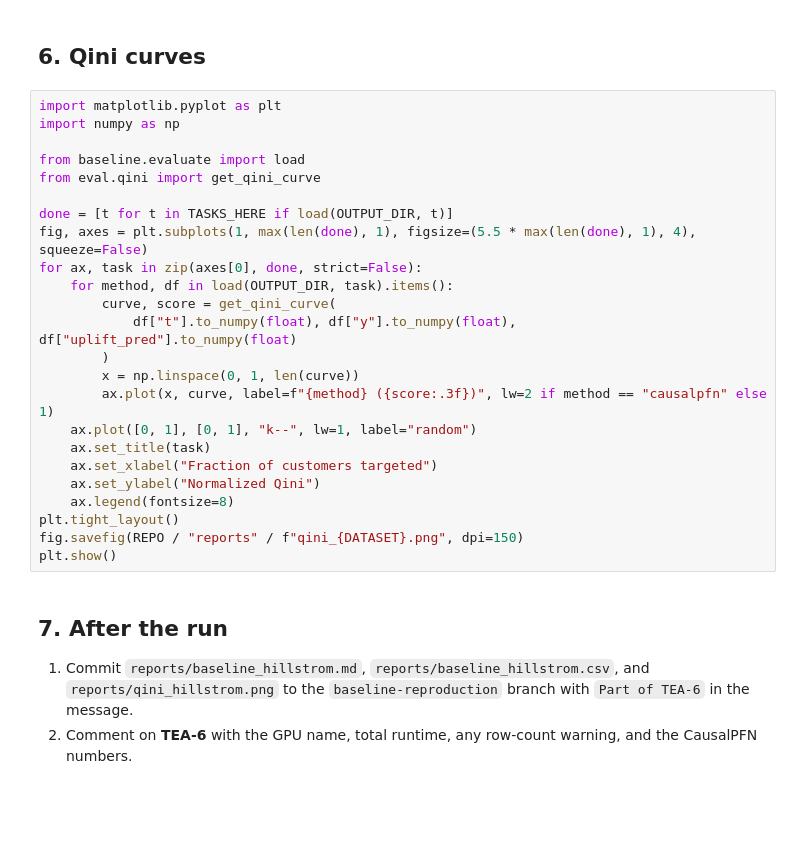
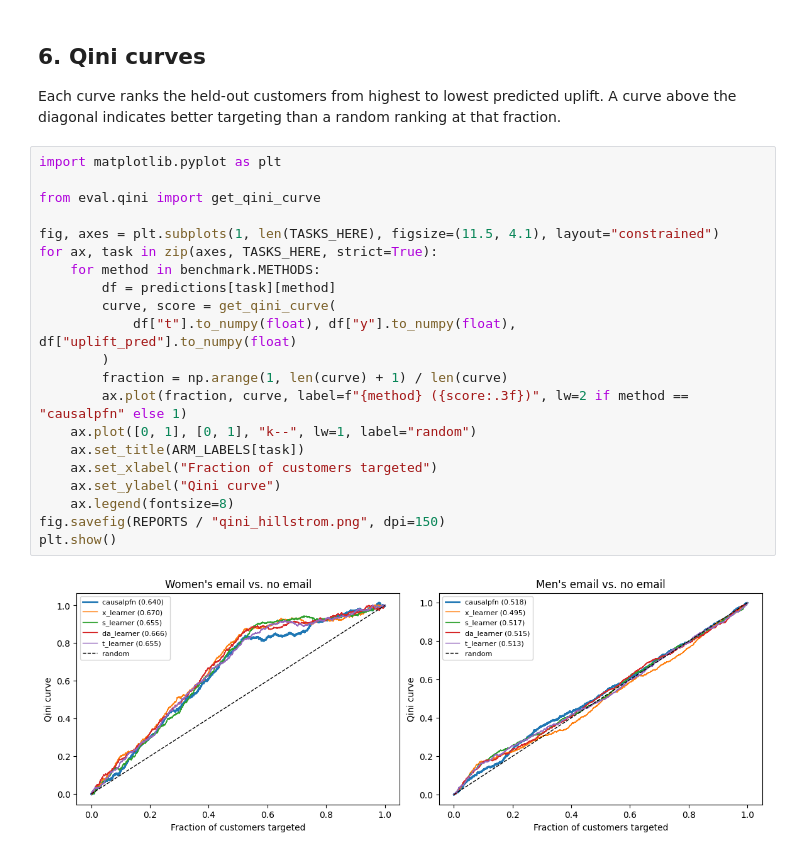
Before and after one commit to jimdothe/causal-uplift-engine, a Jupyter notebook: notebooks/baseline_hillstrom.ipynb, the cells around one changed output. Saved outputs shown, nothing was run; the diff lists cells and outputs as text; blank space fills up the shorter version.

```diff
--- a/notebooks/baseline_hillstrom.ipynb
+++ b/notebooks/baseline_hillstrom.ipynb
@@ -144,31 +337,27 @@ else:
 # %% [markdown]
 ## 6. Qini curves
+
+Each curve ranks the held-out customers from highest to lowest predicted uplift. A curve above the diagonal indicates better targeting than a random ranking at that fraction.
 # %%
 import matplotlib.pyplot as plt
-import numpy as np
 
-from baseline.evaluate import load
 from eval.qini import get_qini_curve
 
-done = [t for t in TASKS_HERE if load(OUTPUT_DIR, t)]
-fig, axes = plt.subplots(1, max(len(done), 1), figsize=(5.5 * max(len(done), 1), 4), squeeze=False)
-for ax, task in zip(axes[0], done, strict=False):
-    for method, df in load(OUTPUT_DIR, task).items():
+fig, axes = plt.subplots(1, len(TASKS_HERE), figsize=(11.5, 4.1), layout="constrained")
+for ax, task in zip(axes, TASKS_HERE, strict=True):
+    for method in benchmark.METHODS:
+        df = predictions[task][method]
         curve, score = get_qini_curve(
             df["t"].to_numpy(float), df["y"].to_numpy(float), df["uplift_pred"].to_numpy(float)
         )
-        x = np.linspace(0, 1, len(curve))
-        ax.plot(x, curve, label=f"{method} ({score:.3f})", lw=2 if method == "causalpfn" else 1)
+        fraction = np.arange(1, len(curve) + 1) / len(curve)
+        ax.plot(fraction, curve, label=f"{method} ({score:.3f})", lw=2 if method == "causalpfn" else 1)
     ax.plot([0, 1], [0, 1], "k--", lw=1, label="random")
-    ax.set_title(task)
+    ax.set_title(ARM_LABELS[task])
     ax.set_xlabel("Fraction of customers targeted")
-    ax.set_ylabel("Normalized Qini")
+    ax.set_ylabel("Qini curve")
     ax.legend(fontsize=8)
-plt.tight_layout()
-fig.savefig(REPO / "reports" / f"qini_{DATASET}.png", dpi=150)
+fig.savefig(REPORTS / "qini_hillstrom.png", dpi=150)
 plt.show()
+# %% [output]
+[figure, added]
-# %% [markdown]
-## 7. After the run
-
-1. Commit `reports/baseline_hillstrom.md`, `reports/baseline_hillstrom.csv`, and `reports/qini_hillstrom.png` to the `baseline-reproduction` branch with `Part of TEA-6` in the message.
-2. Comment on **TEA-6** with the GPU name, total runtime, any row-count warning, and the CausalPFN numbers.
```
Also changed, not shown: parts of 14 cells of this notebook, 6 other files.
